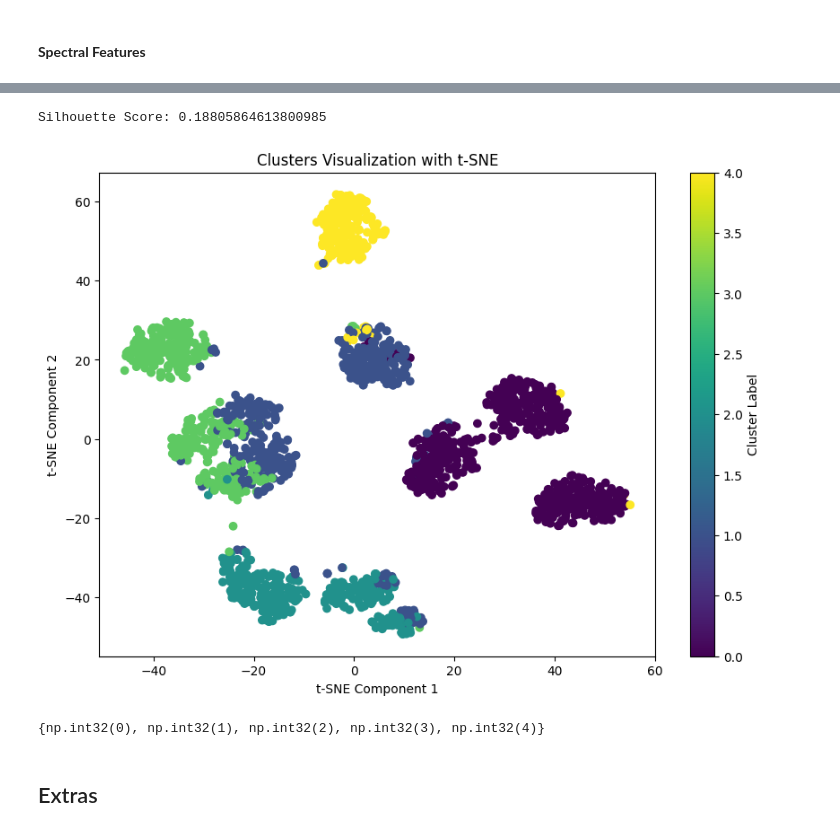
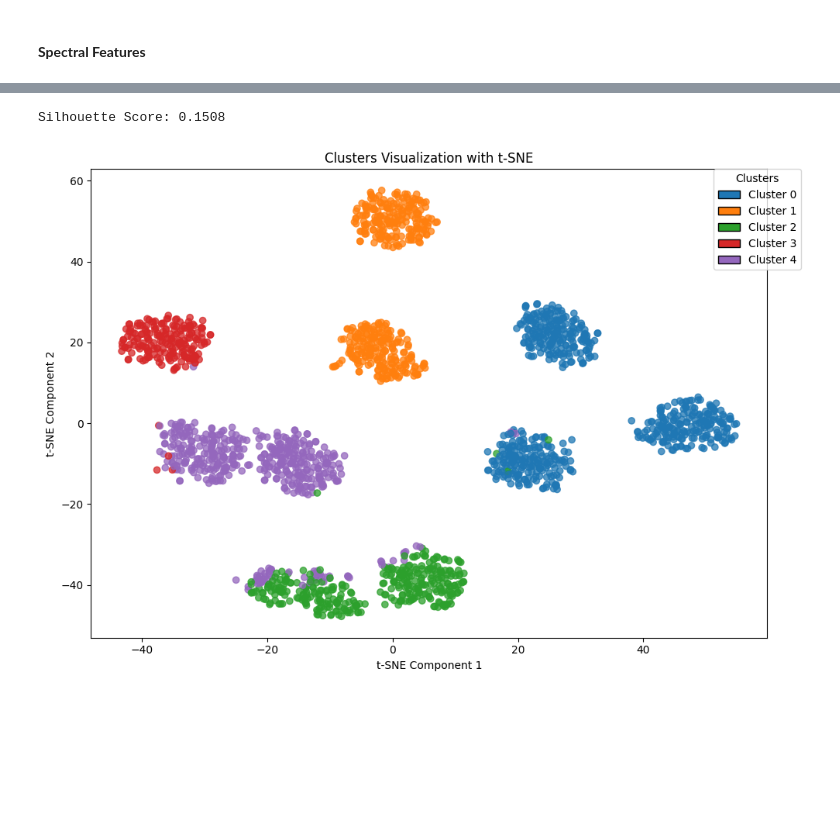
Before and after one commit to brunomfernandes45/emotion-detection, a Jupyter notebook: notebook.ipynb, the cells around one changed output, grey strips where cells are left out. Drawn from its saved outputs; the diff is of its cells as text; code cells hidden in the pictures; blank space fills up the shorter version.

Commit message:
Fixed the problem with the labels on the t-SNE plot

```diff
--- a/notebook.ipynb
+++ b/notebook.ipynb
@@ -52,12 +63,6 @@ def create_emotion_dataframe(data_path):
     # Create a DataFrame
     df = pd.DataFrame(data, columns=["filename", "emotion", "audio_data", "sr"])
     return df
-
-# Example usage
-if __name__ == "__main__":
-    data_path = "data"  # Path to the main data directory
-    df = create_emotion_dataframe(data_path)
-    print(df.head())
 # %% [output]
                 filename  emotion  \
 0   YAF_date_disgust.wav  disgust
@@ -72,3 +77,8 @@ if __name__ == "__main__":
 2  [6.1035156e-05, 0.0, 6.1035156e-05, 0.00024414...  24414
 3  [0.00021362305, 0.00045776367, 0.00021362305, ...  24414
 4  [-0.00024414062, -0.00039672852, -6.1035156e-0...  24414
+# %%
+data_path = "data"
+
+original_df = create_emotion_dataframe(data_path)
+original_df.head()
@@ -1014,3 +920,4 @@ def create_feature_dataframe(df, audio_column, sr_column):
     return features_df
 # %%
-features_df = create_feature_dataframe(df, "audio_data", "sr")
+features_df = create_feature_dataframe(original_df, "audio_data", "sr")
+features_df.head()
@@ -1027,5 +932,5 @@ features_df.head()
 # %%
 # add the extracted features to the original dataframe
-df = pd.concat([df, features_df], axis=1)
+df = pd.concat([original_df, features_df], axis=1)
 df.head()
 # %% [output]
@@ -1123,51 +1016,61 @@ from sklearn.manifold import TSNE
 # %%
-# Drop the label column if it exists
-if "emotion" in df.columns:
-    data = df.drop(columns=["emotion"])
-
-# Ensure all features are numeric
-data = data.apply(pd.to_numeric, errors="coerce")
+# Drop the 'emotion' column for clustering purposes
+data = df.drop(columns=["filename", "emotion", "audio_data", "sr"])
 
 # Handle any missing values if necessary
 data = data.fillna(0)
 
 # Standardize the features
 scaler = StandardScaler()
 data_scaled = scaler.fit_transform(data)
 
 # Apply KMeans clustering algorithm
-kmeans = KMeans(n_clusters=5, random_state=99)  # Adjust n_clusters as needed
+n_clusters = original_df["emotion"].nunique()
+kmeans = KMeans(n_clusters=n_clusters, random_state=99)
 kmeans.fit(data_scaled)
 
 # Get the cluster labels
 labels = kmeans.labels_
 
 # Evaluate the clustering results using silhouette score
 silhouette_avg = silhouette_score(data_scaled, labels)
-print(f"Silhouette Score: {silhouette_avg}")
-
-# Optionally, add the cluster labels to the original dataframe
-data["Cluster"] = labels
+print(f"Silhouette Score: {silhouette_avg:.4f}")
 
 # Reduce the data to two dimensions using t-SNE
-tsne = TSNE(n_components=2, random_state=42)
+tsne = TSNE(n_components=2, random_state=99)
 data_tsne = tsne.fit_transform(data_scaled)
 
-# Create a scatter plot
+cmap = ListedColormap(plt.get_cmap("tab10").colors[:n_clusters])
+
+# Create the scatter plot
 plt.figure(figsize=(10, 7))
-plt.scatter(data_tsne[:, 0], data_tsne[:, 1], c=labels, cmap="viridis", marker="o")
+scatter = plt.scatter(
+    data_tsne[:, 0], data_tsne[:, 1], c=labels, cmap=cmap, marker="o", alpha=0.7
+)
 plt.title("Clusters Visualization with t-SNE")
 plt.xlabel("t-SNE Component 1")
 plt.ylabel("t-SNE Component 2")
-plt.colorbar(label="Cluster Label")
+
+# Create custom legend
+# Generate a list of unique cluster labels
+unique_labels = np.unique(labels)
+
+# Create a list of Patch objects for the legend
+legend_elements = [
+    Patch(facecolor=cmap(i), edgecolor="k", label=f"Cluster {i}") for i in unique_labels
+]
+
+# Add the legend to the plot
+plt.legend(
+    handles=legend_elements,
+    title="Clusters",
+    loc="best",
+    bbox_to_anchor=(1.05, 1),
+    borderaxespad=0.0,
+)
+
+plt.tight_layout()
 plt.show()
 # %% [output]
-Silhouette Score: 0.18805864613800985
+Silhouette Score: 0.1508
-[figure, old version]
+[figure, new version]
-# %%
-# print all the values of the labels array
-set(labels)
-# %% [output]
-{np.int32(0), np.int32(1), np.int32(2), np.int32(3), np.int32(4)}
-# %% [markdown]
-## Extras
```
Also changed, not shown: parts of 30 cells of this notebook.
